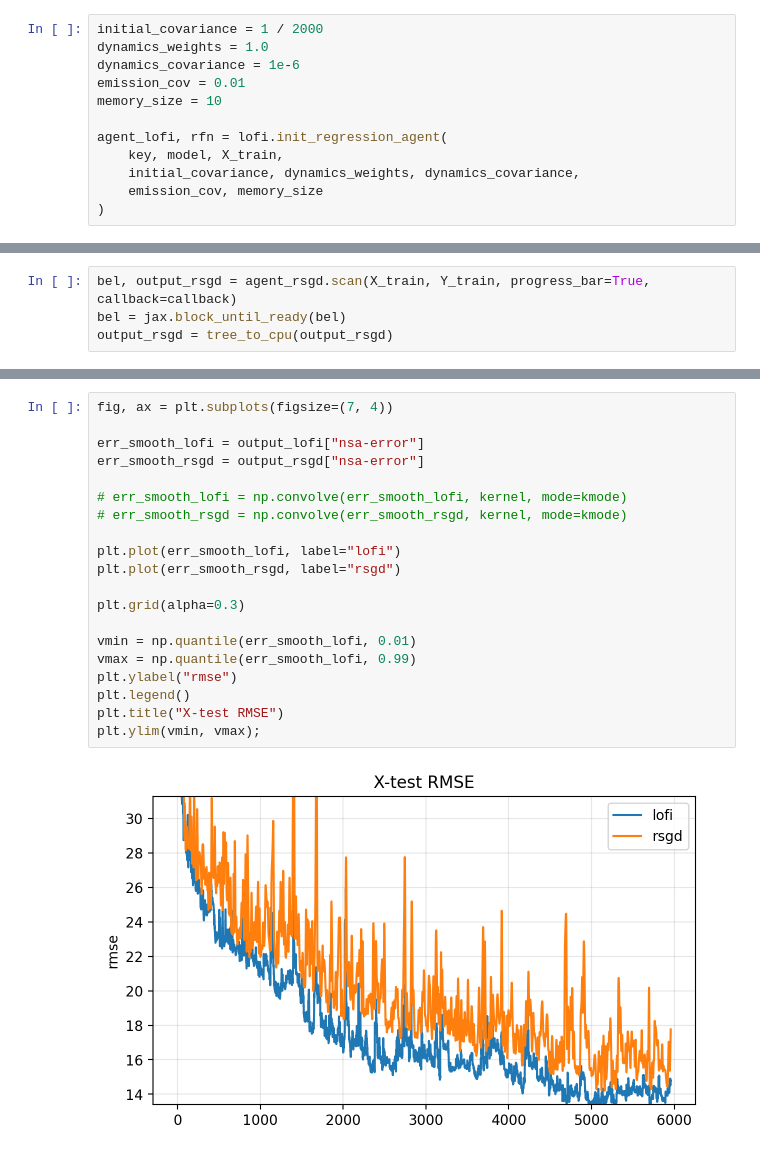
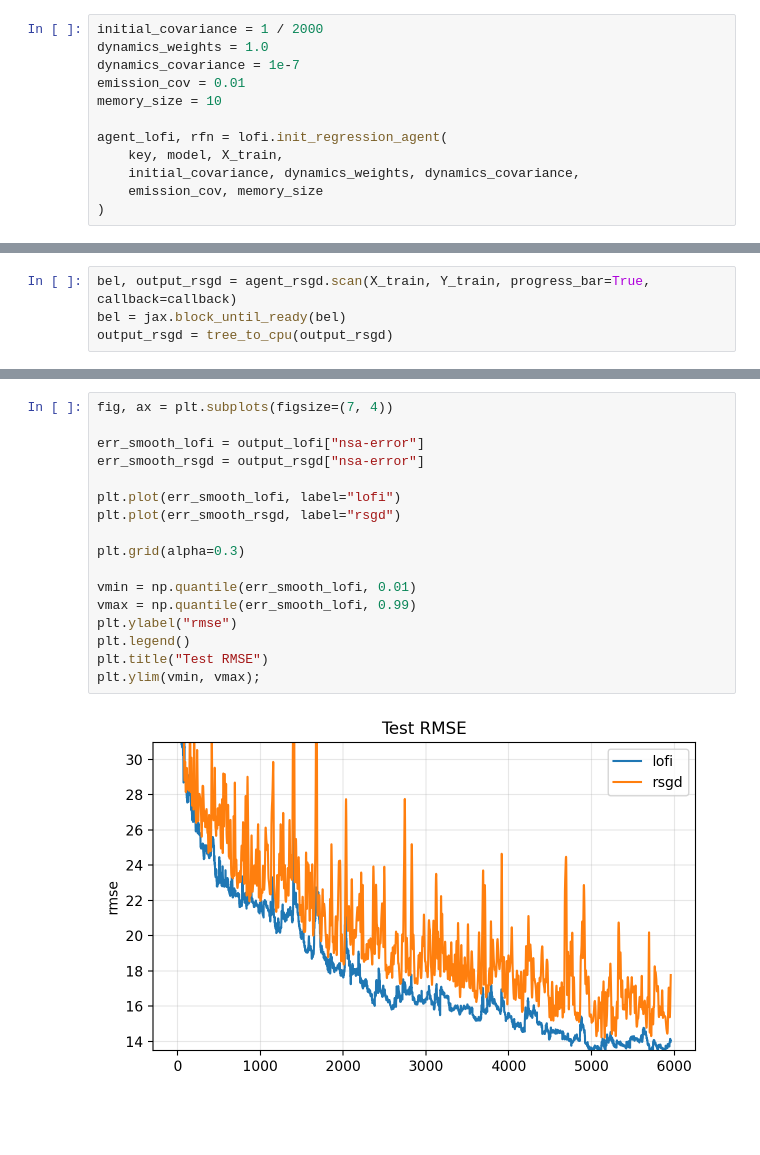
Before and after one commit to probml/rebayes, a Jupyter notebook: demos/collas/regression/rotating-mnist-unsorted.ipynb, the cells around one changed output, grey strips where cells are left out. Cells and saved outputs as stored; diff of their text form; blank space fills up the shorter version.

```diff
--- a/demos/collas/regression/rotating-mnist-unsorted.ipynb
+++ b/demos/collas/regression/rotating-mnist-unsorted.ipynb
@@ -73,7 +73,7 @@ key = jax.random.PRNGKey(314)
 # %%
 initial_covariance = 1 / 2000
 dynamics_weights = 1.0
-dynamics_covariance = 1e-6
+dynamics_covariance = 1e-7
 emission_cov = 0.01
 memory_size = 10
 
@@ -232,25 +213,22 @@ Text(0.5, 1.0, 'step-ahead RMSE')
 # %%
 fig, ax = plt.subplots(figsize=(7, 4))
 
 err_smooth_lofi = output_lofi["nsa-error"]
 err_smooth_rsgd = output_rsgd["nsa-error"]
-
-# err_smooth_lofi = np.convolve(err_smooth_lofi, kernel, mode=kmode)
-# err_smooth_rsgd = np.convolve(err_smooth_rsgd, kernel, mode=kmode)
 
 plt.plot(err_smooth_lofi, label="lofi")
 plt.plot(err_smooth_rsgd, label="rsgd")
 
 plt.grid(alpha=0.3)
 
 vmin = np.quantile(err_smooth_lofi, 0.01)
 vmax = np.quantile(err_smooth_lofi, 0.99)
 plt.ylabel("rmse")
 plt.legend()
-plt.title("X-test RMSE")
+plt.title("Test RMSE")
 plt.ylim(vmin, vmax);
 # %% [output]
-[figure, old version]
+[figure, new version]
 # %%
 fig, ax = plt.subplots(figsize=(7, 4))
 plt.plot(err_smooth_rsgd - err_smooth_lofi, c="tab:gray")
```
Also changed, not shown: parts of 11 cells of this notebook.
